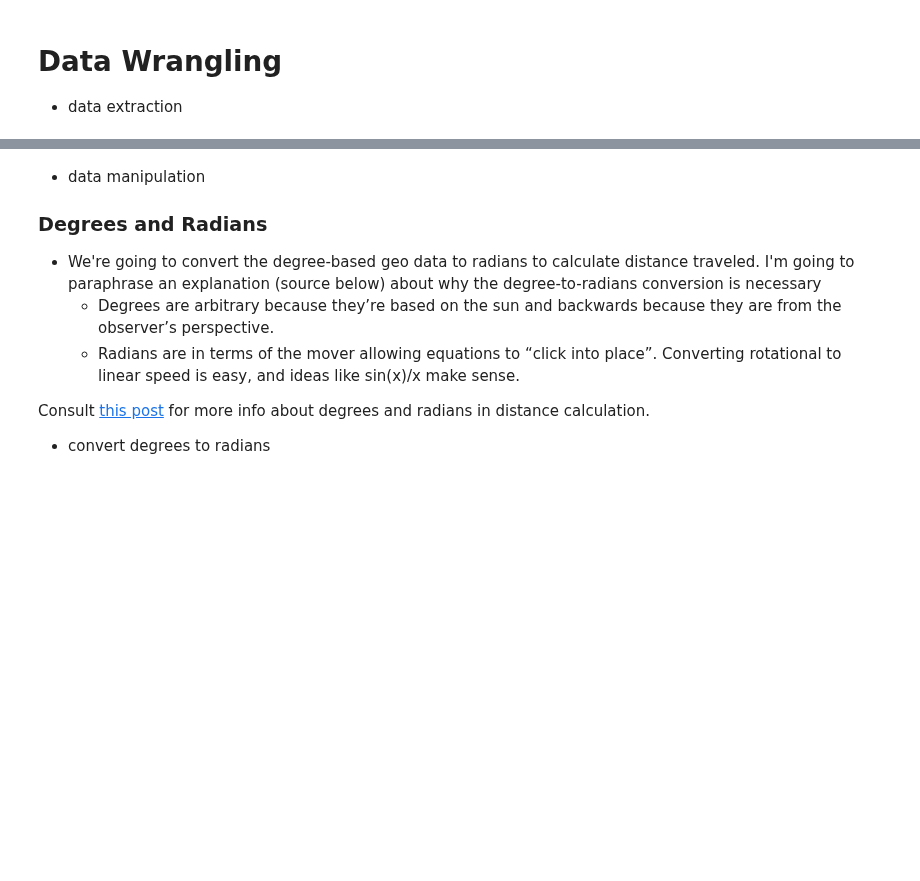
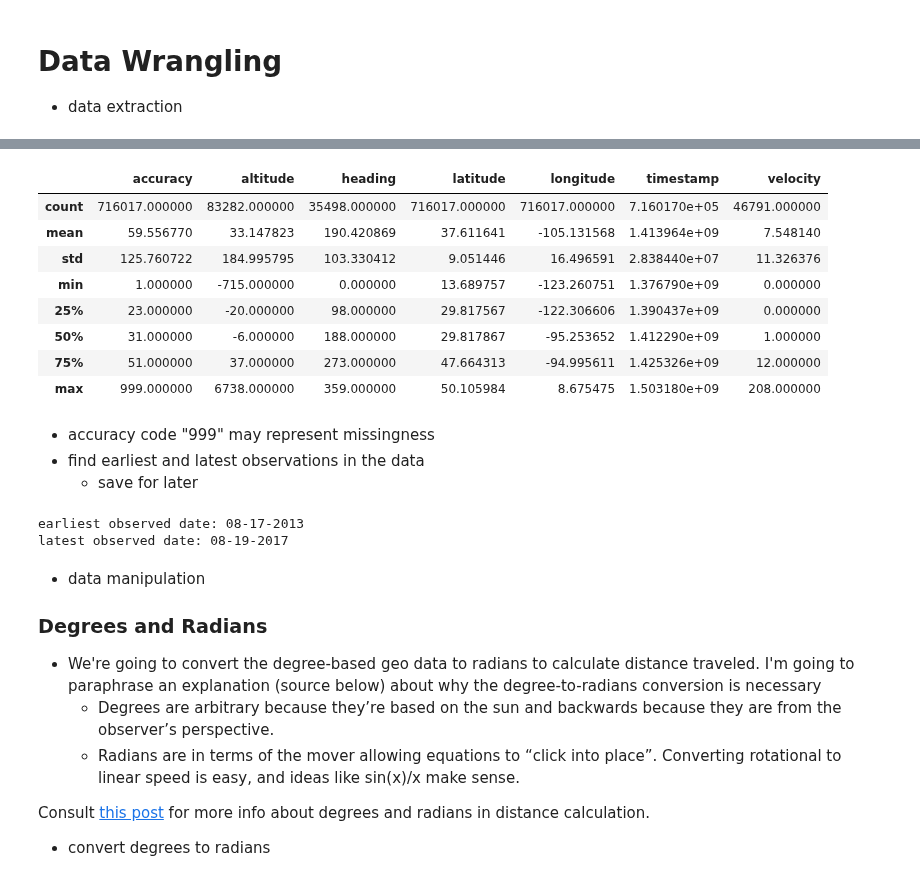
Before and after one commit to kpolimis/kpolimis.github.io, a Jupyter notebook: downloads/notebooks/map_of_flights.ipynb, the cells around one changed output, grey strips where cells are left out. Cells and saved outputs as stored; diff of their text form; code cells hidden in the pictures; blank space fills up the shorter version.

```diff
--- a/downloads/notebooks/map_of_flights.ipynb
+++ b/downloads/notebooks/map_of_flights.ipynb
@@ -61,17 +65,17 @@ from IPython.display import Image
 with open('LocationHistory.json', 'r') as fh:
     raw = json.loads(fh.read())
 
-# use ld as an abbreviation for location data
-ld = pd.DataFrame(raw['locations'])
+# use location_data as an abbreviation for location data
+location_data = pd.DataFrame(raw['locations'])
 del raw #free up some memory
 
 # convert to typical units
-ld['latitudeE7'] = ld['latitudeE7']/float(1e7)
-ld['longitudeE7'] = ld['longitudeE7']/float(1e7)
-ld['timestampMs'] = ld['timestampMs'].map(lambda x: float(x)/1000) #to seconds
-ld['datetime'] = ld.timestampMs.map(datetime.datetime.fromtimestamp)
+location_data['latitudeE7'] = location_data['latitudeE7']/float(1e7)
+location_data['longitudeE7'] = location_data['longitudeE7']/float(1e7)
+location_data['timestampMs'] = location_data['timestampMs'].map(lambda x: float(x)/1000) #to seconds
+location_data['datetime'] = location_data.timestampMs.map(datetime.datetime.fromtimestamp)
 
 # Rename fields based on the conversions we just did
-ld.rename(columns={'latitudeE7':'latitude', 'longitudeE7':'longitude', 'timestampMs':'timestamp'}, inplace=True)
-ld = ld[ld.accuracy < 1000] #Ignore locations with accuracy estimates over 1000m
-ld.reset_index(drop=True, inplace=True)
+location_data.rename(columns={'latitudeE7':'latitude', 'longitudeE7':'longitude', 'timestampMs':'timestamp'}, inplace=True)
+location_data = location_data[location_data.accuracy < 1000] #Ignore locations with accuracy estimates over 1000m
+location_data.reset_index(drop=True, inplace=True)
@@ -78,3 +107,28 @@ ld.reset_index(drop=True, inplace=True)
+# %%
+location_data.describe()
+# %% [output]
+|  | accuracy | altitude | heading | latitude | longitude | timestamp | velocity |
+| count | 716017.000000 | 83282.000000 | 35498.000000 | 716017.000000 | 716017.000000 | 7.160170e+05 | 46791.000000 |
+| mean | 59.556770 | 33.147823 | 190.420869 | 37.611641 | -105.131568 | 1.413964e+09 | 7.548140 |
+| std | 125.760722 | 184.995795 | 103.330412 | 9.051446 | 16.496591 | 2.838440e+07 | 11.326376 |
+| min | 1.000000 | -715.000000 | 0.000000 | 13.689757 | -123.260751 | 1.376790e+09 | 0.000000 |
+| 25% | 23.000000 | -20.000000 | 98.000000 | 29.817567 | -122.306606 | 1.390437e+09 | 0.000000 |
+| 50% | 31.000000 | -6.000000 | 188.000000 | 29.817867 | -95.253652 | 1.412290e+09 | 1.000000 |
+| 75% | 51.000000 | 37.000000 | 273.000000 | 47.664313 | -94.995611 | 1.425326e+09 | 12.000000 |
+| max | 999.000000 | 6738.000000 | 359.000000 | 50.105984 | 8.675475 | 1.503180e+09 | 208.000000 |
+# %% [markdown]
+* accuracy code "999" may represent missingness
+* find earliest and latest observations in the data
+    * save for later
+# %%
+print("earliest observed date: {}".format(min(location_data["datetime"]).strftime('%m-%d-%Y')))
+print("latest observed date: {}".format(max(location_data["datetime"]).strftime('%m-%d-%Y')))
+
+earliest_obs = min(location_data["datetime"]).strftime('%m-%d-%Y')
+latest_obs = max(location_data["datetime"]).strftime('%m-%d-%Y')
+# %% [output]
+earliest observed date: 08-17-2013
+latest observed date: 08-19-2017
 # %% [markdown]
 * data manipulation
 
```
Also changed, not shown: parts of 18 cells of this notebook, 58 other files.
